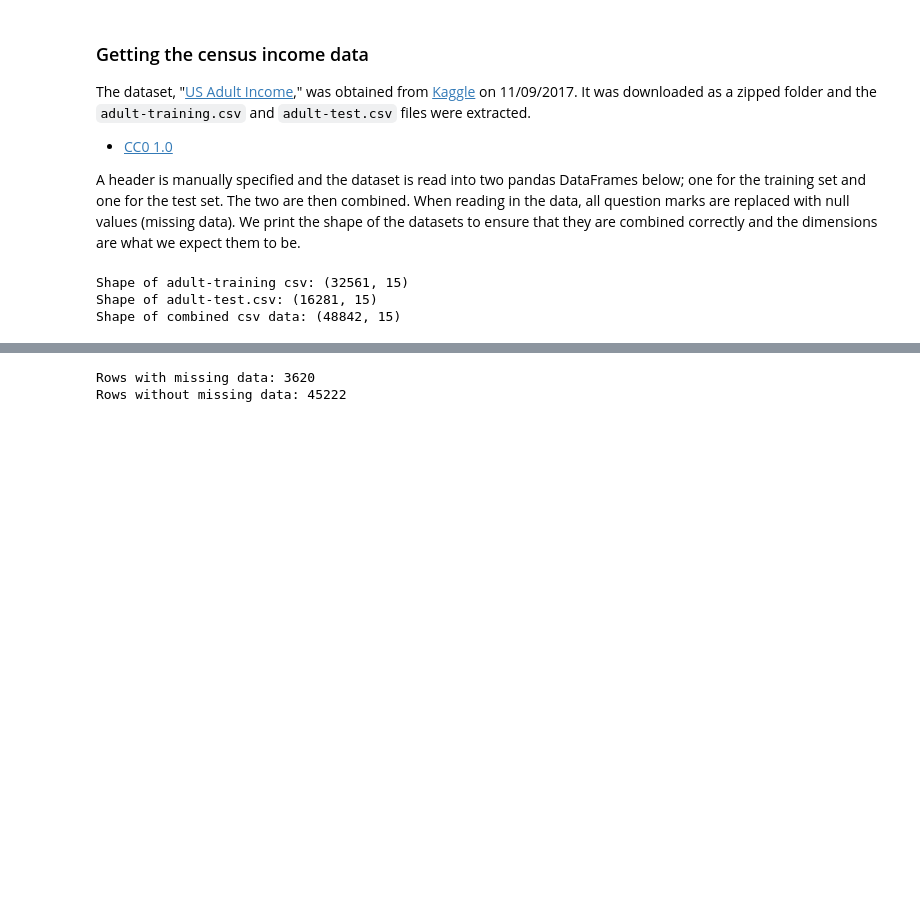
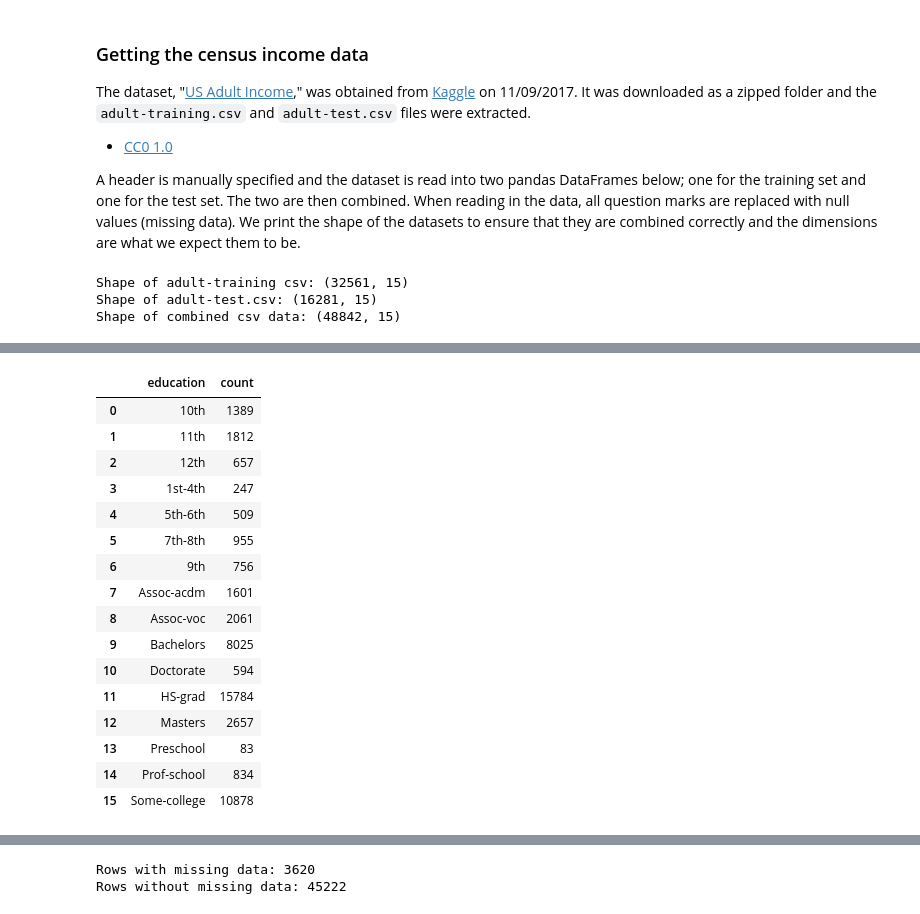
Before and after one commit to drjordy66/Analysis-of-Census-Income-Data, a Jupyter notebook: src/hcds-final-project.ipynb, the cells around one changed output, grey strips where cells are left out. Saved outputs shown, nothing was run; the diff lists cells and outputs as text; code cells hidden in the pictures; blank space fills up the shorter version.

```diff
--- a/src/hcds-final-project.ipynb
+++ b/src/hcds-final-project.ipynb
@@ -186,6 +189,16 @@ def encode_cat_vars(df):
     return df
 
 
+def get_counts(feature):
+
+    '''
+    gets counts of the categories contained within a feature
+    :param feature: the selected feature to get counts for
+    '''
+
+    return pd.DataFrame(df.groupby([feature])['age'].count()).reset_index().rename_axis({'age': 'count'}, axis=1)
+
+
 def model_logistic(x_train, x_valid, x_test, y_train, y_valid, y_test):
 
     '''
@@ -270,0 +409,20 @@ Shape of combined csv data: (48842, 15)
+# %%
+get_counts('education')
+# %% [output]
+|  | education | count |
+| 0 | 10th | 1389 |
+| 1 | 11th | 1812 |
+| 2 | 12th | 657 |
+| 3 | 1st-4th | 247 |
+| 4 | 5th-6th | 509 |
+| 5 | 7th-8th | 955 |
+| 6 | 9th | 756 |
+| 7 | Assoc-acdm | 1601 |
+| 8 | Assoc-voc | 2061 |
+| 9 | Bachelors | 8025 |
+| 10 | Doctorate | 594 |
+| 11 | HS-grad | 15784 |
+| 12 | Masters | 2657 |
+| 13 | Preschool | 83 |
+| 14 | Prof-school | 834 |
+| 15 | Some-college | 10878 |
```
Also changed, not shown: parts of 47 cells of this notebook.
